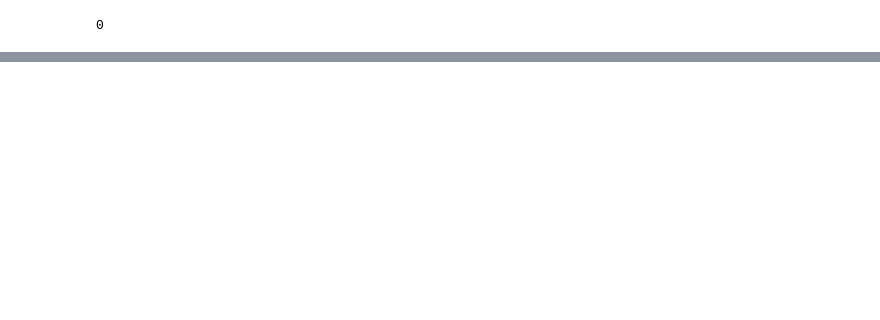
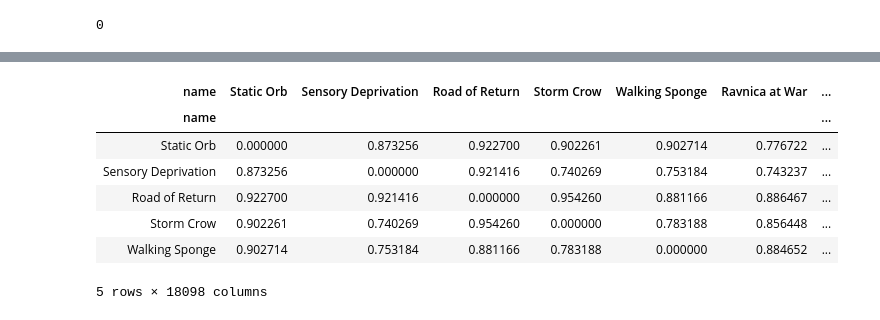
Before and after one commit to CreightonAshton/MTG_Recommender, a Jupyter notebook: Code/03-Recommender_system.ipynb, the cells around one changed output, grey strips where cells are left out. Drawn from its saved outputs; the diff is of its cells as text; code cells hidden in the pictures; blank space fills up the shorter version.

```diff
--- a/Code/03-Recommender_system.ipynb
+++ b/Code/03-Recommender_system.ipynb
@@ -784,0 +797,11 @@ Name: Urza, Lord High Artificer, dtype: float64
+# %%
+rec_df.head()
+# %% [output]
+| name | Static Orb | Sensory Deprivation | Road of Return | Storm Crow | Walking Sponge | Ravnica at War | ... |
+| name |  |  |  |  |  |  | ... |
+| Static Orb | 0.000000 | 0.873256 | 0.922700 | 0.902261 | 0.902714 | 0.776722 | ... |
+| Sensory Deprivation | 0.873256 | 0.000000 | 0.921416 | 0.740269 | 0.753184 | 0.743237 | ... |
+| Road of Return | 0.922700 | 0.921416 | 0.000000 | 0.954260 | 0.881166 | 0.886467 | ... |
+| Storm Crow | 0.902261 | 0.740269 | 0.954260 | 0.000000 | 0.783188 | 0.856448 | ... |
+| Walking Sponge | 0.902714 | 0.753184 | 0.881166 | 0.783188 | 0.000000 | 0.884652 | ... |
+5 rows × 18098 columns
```
Also changed, not shown: parts of 41 cells of this notebook, 4 other files.
